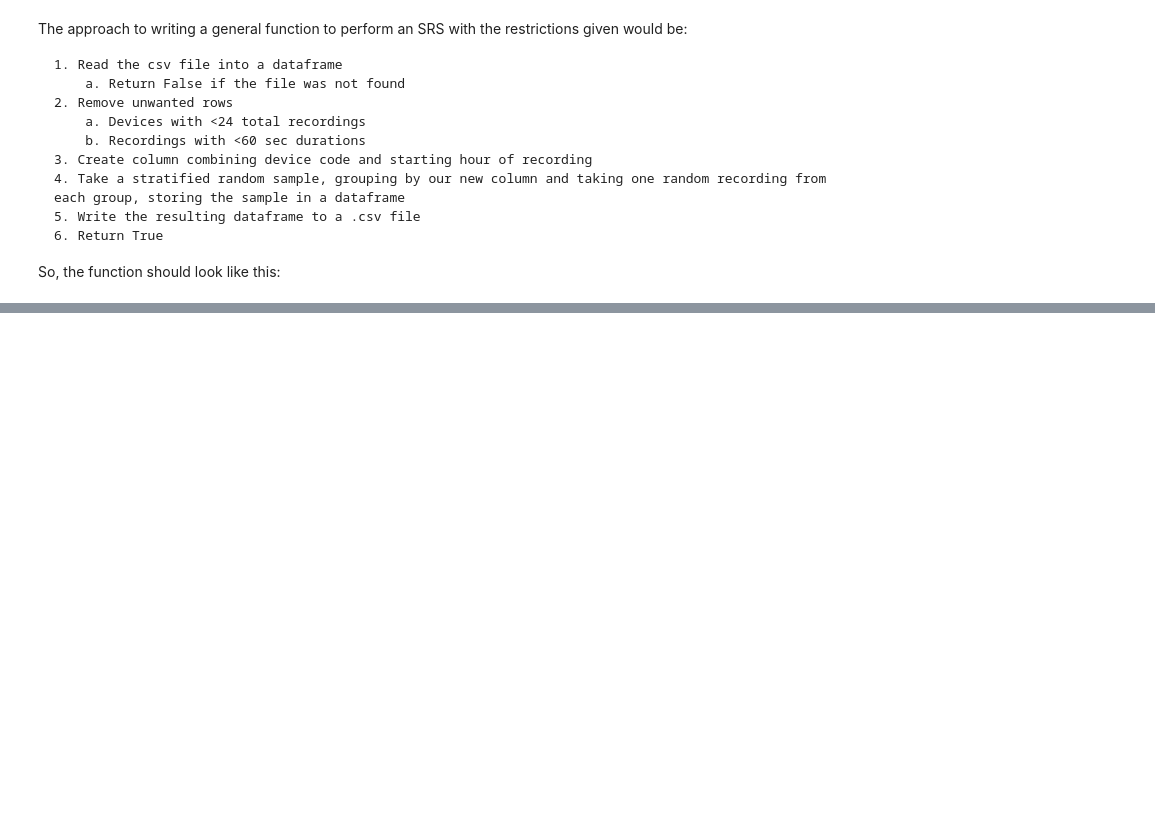
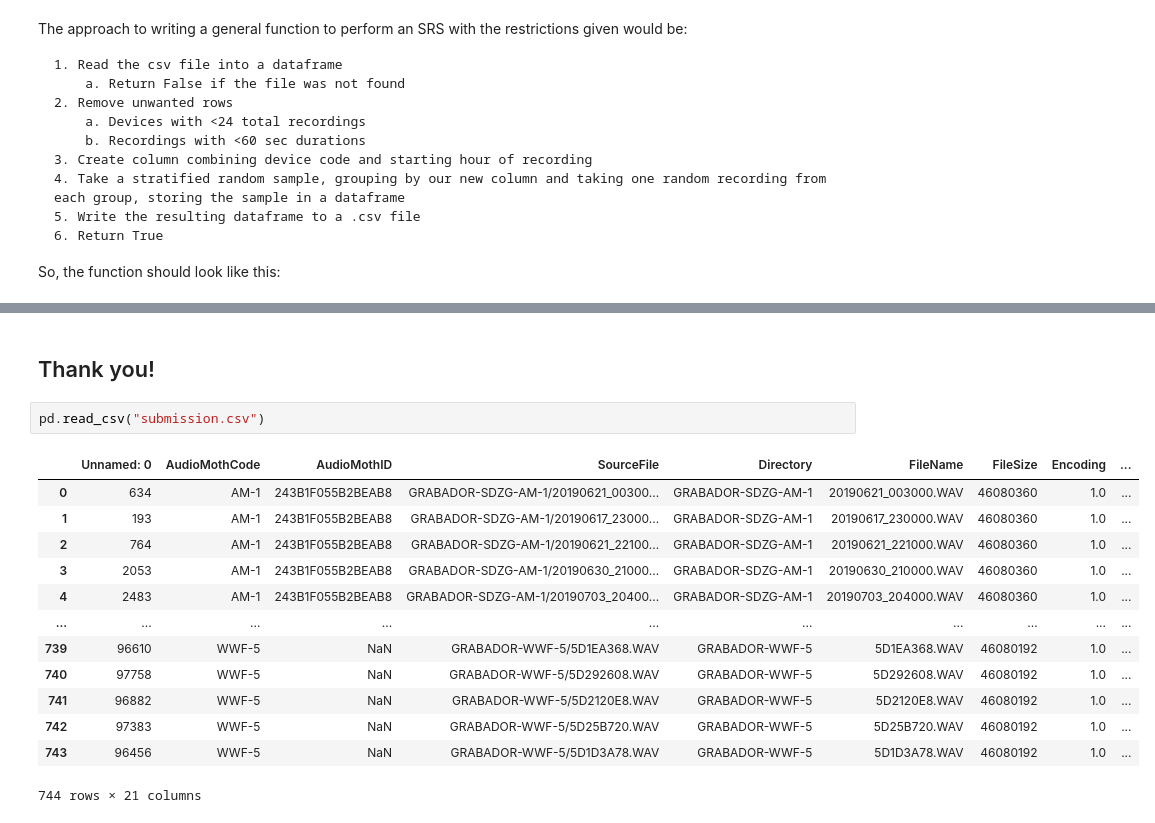
Before and after one commit to TQZhang04/acoustic-species-id-intro, a Jupyter notebook: submission.ipynb, the cells around one changed output, grey strips where cells are left out. Saved outputs shown, nothing was run; the diff lists cells and outputs as text; blank space fills up the shorter version.

Commit message:
finished submission

```diff
--- a/submission.ipynb
+++ b/submission.ipynb
@@ -82,0 +99,18 @@ Notes:
+# %% [markdown]
+## Thank you!
+# %%
+pd.read_csv("submission.csv")
+# %% [output]
+|  | Unnamed: 0 | AudioMothCode | AudioMothID | SourceFile | Directory | FileName | FileSize | Encoding | ... |
+| 0 | 634 | AM-1 | 243B1F055B2BEAB8 | GRABADOR-SDZG-AM-1/20190621_00300... | GRABADOR-SDZG-AM-1 | 20190621_003000.WAV | 46080360 | 1.0 | ... |
+| 1 | 193 | AM-1 | 243B1F055B2BEAB8 | GRABADOR-SDZG-AM-1/20190617_23000... | GRABADOR-SDZG-AM-1 | 20190617_230000.WAV | 46080360 | 1.0 | ... |
+| 2 | 764 | AM-1 | 243B1F055B2BEAB8 | GRABADOR-SDZG-AM-1/20190621_22100... | GRABADOR-SDZG-AM-1 | 20190621_221000.WAV | 46080360 | 1.0 | ... |
+| 3 | 2053 | AM-1 | 243B1F055B2BEAB8 | GRABADOR-SDZG-AM-1/20190630_21000... | GRABADOR-SDZG-AM-1 | 20190630_210000.WAV | 46080360 | 1.0 | ... |
+| 4 | 2483 | AM-1 | 243B1F055B2BEAB8 | GRABADOR-SDZG-AM-1/20190703_20400... | GRABADOR-SDZG-AM-1 | 20190703_204000.WAV | 46080360 | 1.0 | ... |
+| ... | ... | ... | ... | ... | ... | ... | ... | ... | ... |
+| 739 | 96610 | WWF-5 | NaN | GRABADOR-WWF-5/5D1EA368.WAV | GRABADOR-WWF-5 | 5D1EA368.WAV | 46080192 | 1.0 | ... |
+| 740 | 97758 | WWF-5 | NaN | GRABADOR-WWF-5/5D292608.WAV | GRABADOR-WWF-5 | 5D292608.WAV | 46080192 | 1.0 | ... |
+| 741 | 96882 | WWF-5 | NaN | GRABADOR-WWF-5/5D2120E8.WAV | GRABADOR-WWF-5 | 5D2120E8.WAV | 46080192 | 1.0 | ... |
+| 742 | 97383 | WWF-5 | NaN | GRABADOR-WWF-5/5D25B720.WAV | GRABADOR-WWF-5 | 5D25B720.WAV | 46080192 | 1.0 | ... |
+| 743 | 96456 | WWF-5 | NaN | GRABADOR-WWF-5/5D1D3A78.WAV | GRABADOR-WWF-5 | 5D1D3A78.WAV | 46080192 | 1.0 | ... |
+744 rows × 21 columns
```
Also changed, not shown: parts of 5 cells of this notebook, 1 other file.
